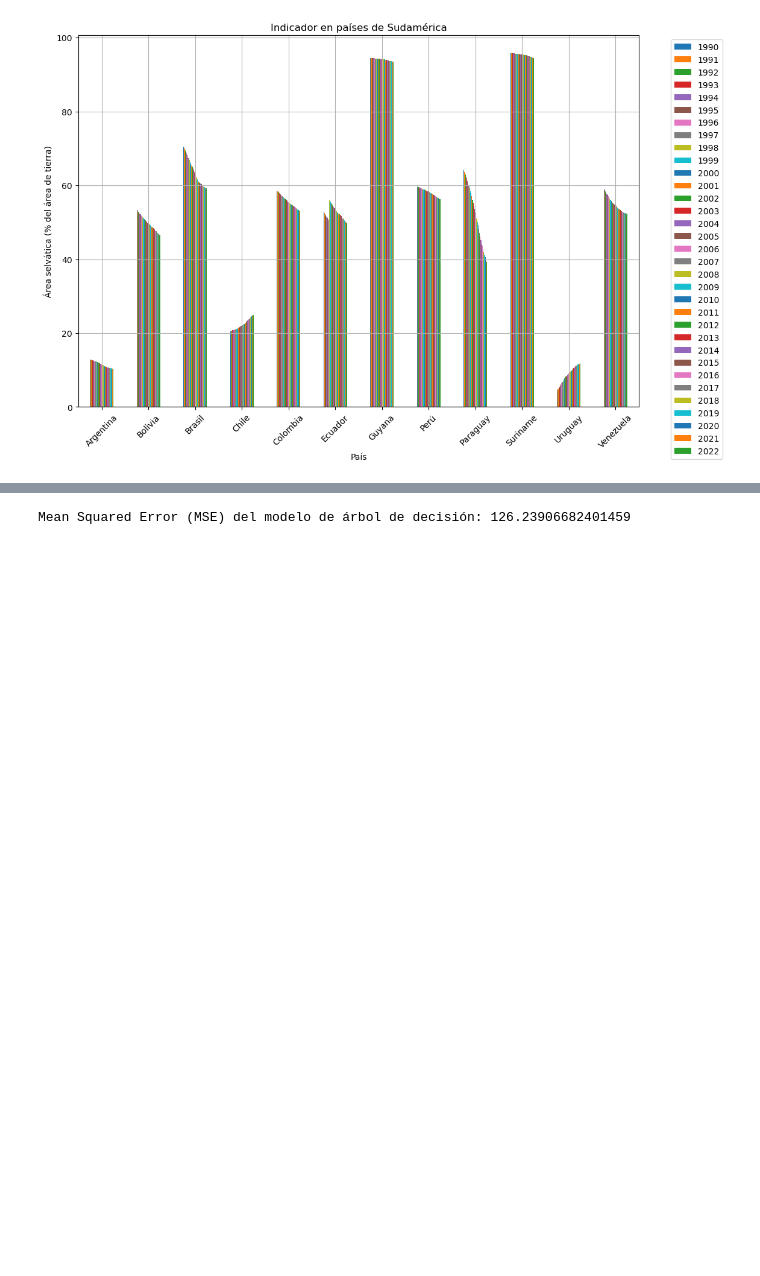
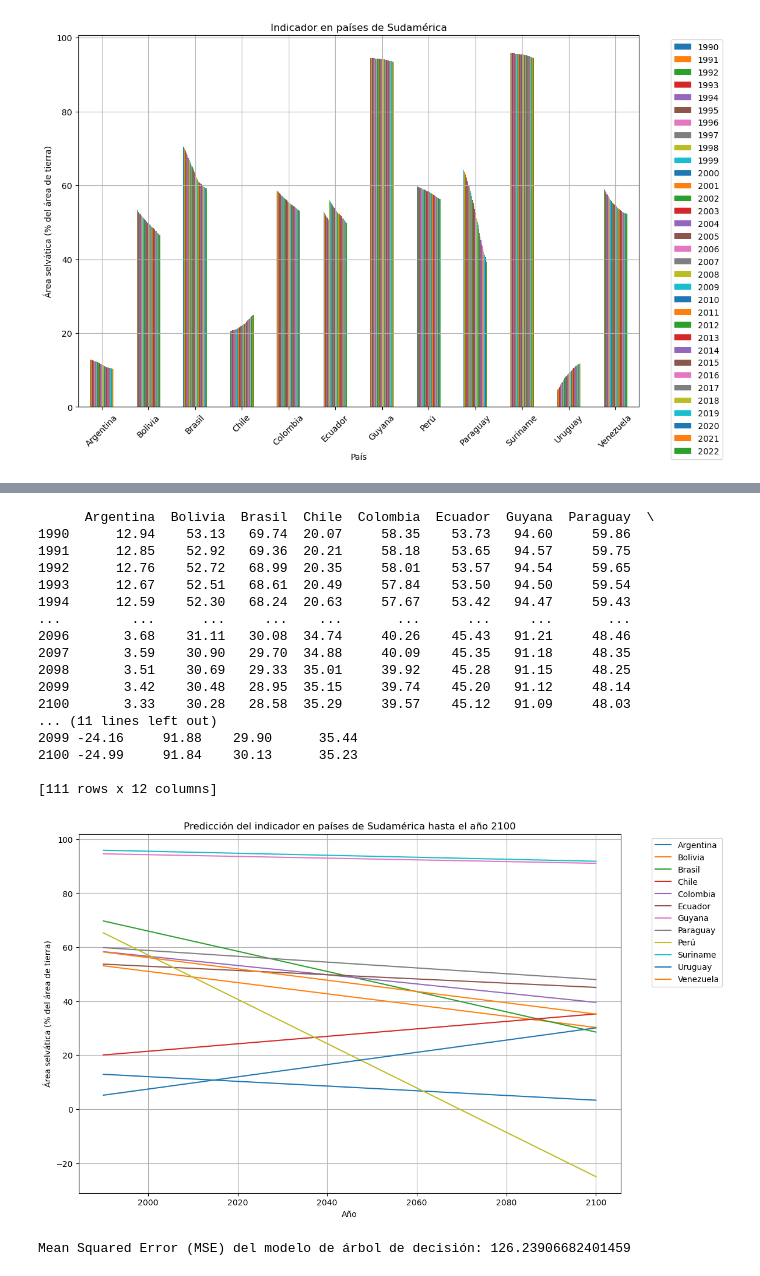
Before and after one commit to jaimecabrera911/ACA_FINAL, a Jupyter notebook: aca_final.ipynb, the cells around one changed output, grey strips where cells are left out. Saved outputs shown, nothing was run; the diff lists cells and outputs as text; code cells hidden in the pictures; blank space fills up the shorter version.

```diff
--- a/aca_final.ipynb
+++ b/aca_final.ipynb
@@ -196,3 +259,58 @@ plt.show()
+# %%
+from sklearn.linear_model import LinearRegression
+import numpy as np
+
+# Crear el modelo de regresión lineal
+linear_model = LinearRegression()
+
+# Seleccionar las características (X) y la variable objetivo (y)
+X = np.array(years).reshape(-1, 1)
+y = df_suramerica[[str(year) for year in years]].values.T
+
+# Entrenar el modelo para cada país
+predicciones = {}
+for i, pais in enumerate(paises_suramerica):
+    linear_model.fit(X, y[:, i])
+    # Realizar predicciones hasta el año 2100
+    future_years = np.arange(1990, 2101).reshape(-1, 1)
+    predicciones[pais] = linear_model.predict(future_years)
+
+# Crear un DataFrame con las predicciones
+df_predicciones = pd.DataFrame(predicciones, index=np.arange(1990, 2101))
+
+# Mostrar las predicciones
+print(df_predicciones)
+
+# Graficar las predicciones
+plt.figure(figsize=(12, 8))
+for pais in paises_suramerica:
+    plt.plot(df_predicciones.index, df_predicciones[pais], label=pais)
+
+plt.title('Predicción del indicador en países de Sudamérica hasta el año 2100')
+plt.xlabel('Año')
+plt.ylabel('Área selvática (% del área de tierra)')
+plt.legend(bbox_to_anchor=(1.05, 1), loc='upper left')
+plt.grid(True)
+plt.show()
+# %% [output]
+      Argentina  Bolivia  Brasil  Chile  Colombia  Ecuador  Guyana  Paraguay  \
+1990      12.94    53.13   69.74  20.07     58.35    53.73   94.60     59.86
+1991      12.85    52.92   69.36  20.21     58.18    53.65   94.57     59.75
+1992      12.76    52.72   68.99  20.35     58.01    53.57   94.54     59.65
+1993      12.67    52.51   68.61  20.49     57.84    53.50   94.50     59.54
+1994      12.59    52.30   68.24  20.63     57.67    53.42   94.47     59.43
+...         ...      ...     ...    ...       ...      ...     ...       ...
+2096       3.68    31.11   30.08  34.74     40.26    45.43   91.21     48.46
+2097       3.59    30.90   29.70  34.88     40.09    45.35   91.18     48.35
+2098       3.51    30.69   29.33  35.01     39.92    45.28   91.15     48.25
+2099       3.42    30.48   28.95  35.15     39.74    45.20   91.12     48.14
+2100       3.33    30.28   28.58  35.29     39.57    45.12   91.09     48.03
+... (11 lines left out)
+2099 -24.16     91.88    29.90      35.44
+2100 -24.99     91.84    30.13      35.23
+
+[111 rows x 12 columns]
+[figure, added]
 # %%
 from sklearn.tree import DecisionTreeRegressor
 from sklearn.model_selection import train_test_split
```
Also changed, not shown: parts of 6 cells of this notebook, 2 other files.
